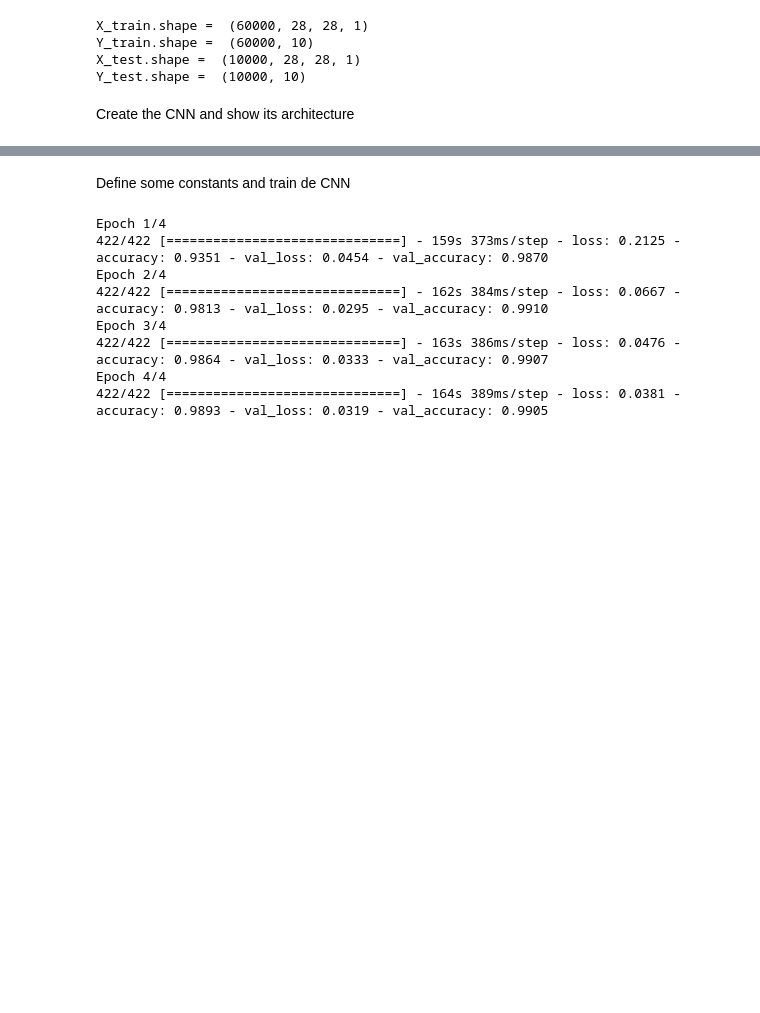
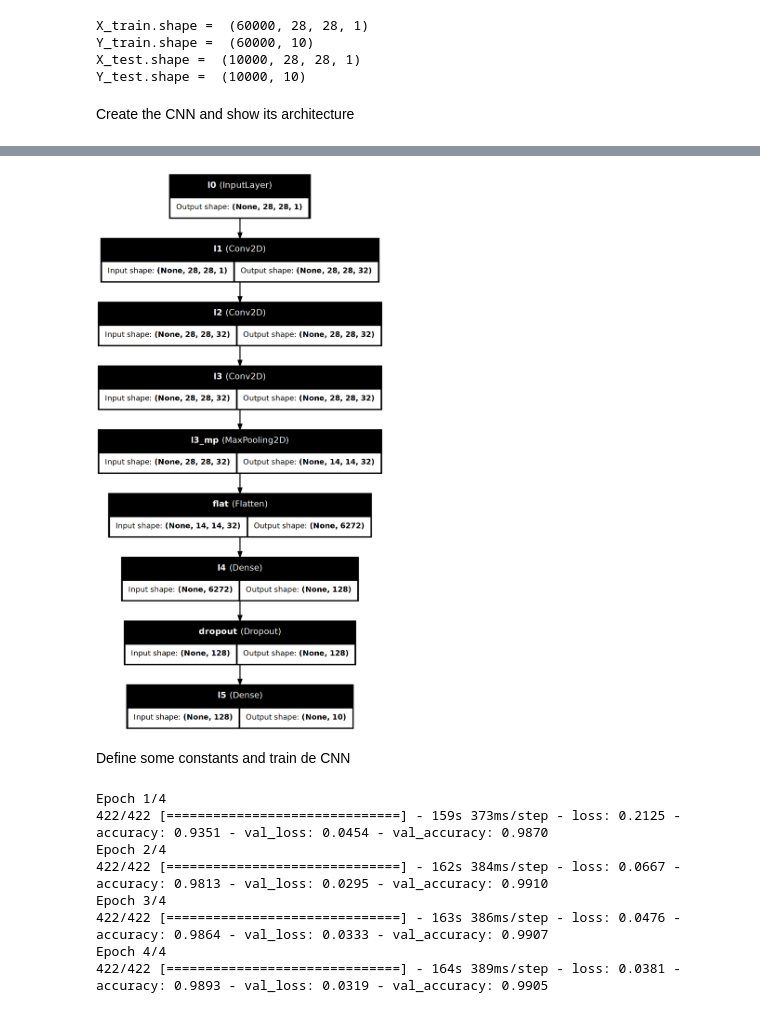
Before and after one commit to Sainane/PW4_ARN, a Jupyter notebook: CNN.ipynb, the cells around one changed output, grey strips where cells are left out. Drawn from its saved outputs; the diff is of its cells as text; code cells hidden in the pictures; blank space fills up the shorter version.

```diff
--- a/CNN.ipynb
+++ b/CNN.ipynb
@@ -129,3 +132,10 @@ Model: "functional_13"
+# %%
+from tensorflow.keras.utils import plot_model
+
+# Plot the model architecture
+plot_model(model, show_shapes=True, show_layer_names=True)
+# %% [output]
+[figure, added]
 # %% [markdown]
 Define some constants and train de CNN
 # %%
```
Also changed, not shown: parts of 1 cell of this notebook, 6 other files.
